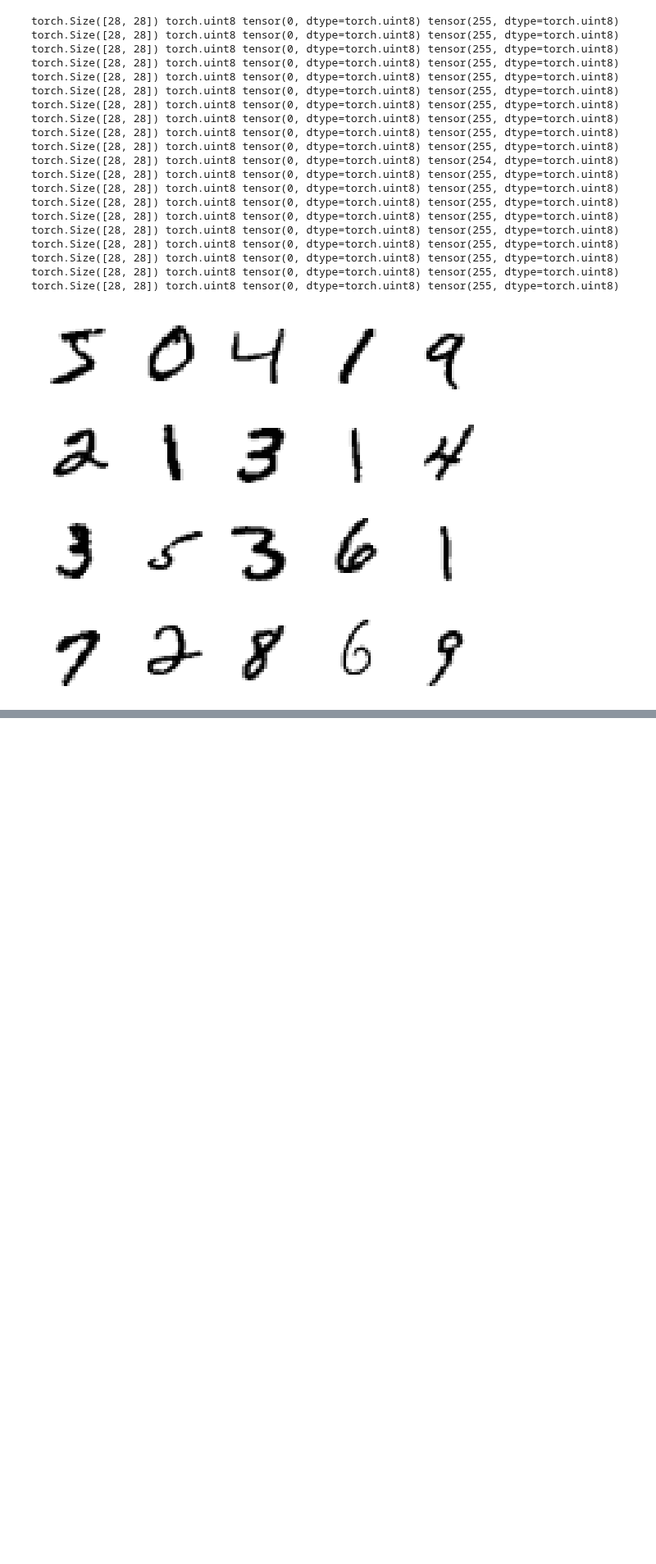
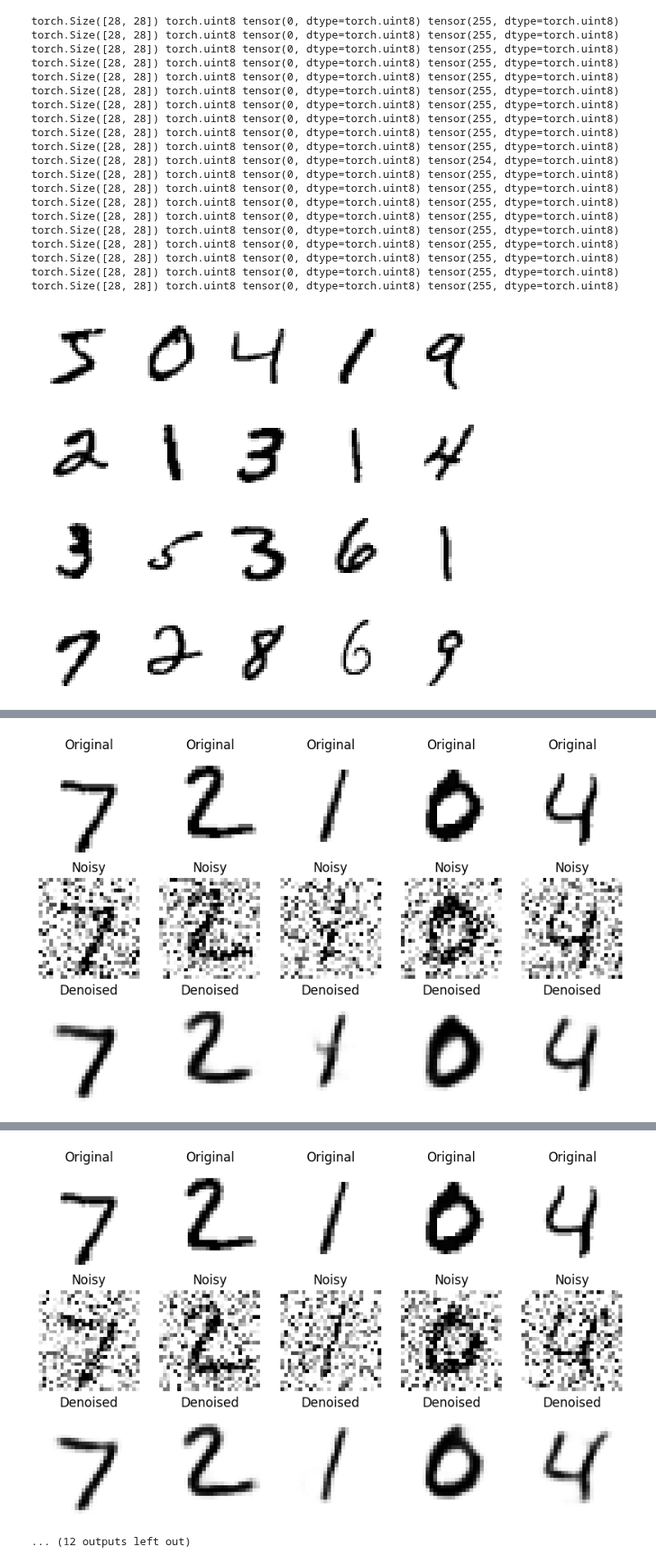
Before and after one commit to PyML-studio/diffusion, a Jupyter notebook: DenoisingAE/denising_ae.ipynb, the cells around one changed output, grey strips where cells are left out. Shown at 82% size. Saved outputs shown, nothing was run; the diff lists cells and outputs as text; code cells hidden in the pictures; blank space fills up the shorter version.

Commit message:
training DenoisAE

```diff
--- a/DenoisingAE/denising_ae.ipynb
+++ b/DenoisingAE/denising_ae.ipynb
@@ -70,7 +77,7 @@ class DenoisingAutoencoder(nn.Module):
             nn.ReLU(),
             nn.BatchNorm2d(16),
             nn.ConvTranspose2d(16, 1, 3, stride=2, padding=1, output_padding=1),  # bx1x28x28
-            nn.Sigmoid()  # to keep the output in the range [0, 1]
+            #nn.Sigmoid()  # to keep the output in the range [0, 1]
         )
 
     def forward(self, x):
@@ -131,0 +121,58 @@ torch.Size([1, 28, 28]) torch.float32 tensor(-1.3369) tensor(2.2534)
+# %%
+model = DenoisingAutoencoder()
+criterion = nn.BCEWithLogitsLoss()
+optimizer = optim.Adam(model.parameters(), lr=learning_rate)
+
+device = torch.device("cuda" if torch.cuda.is_available() else "cpu")
+model.to(device)
+
+# training loop
+for epoch in range(num_epochs):
+    pbar = tqdm(
+        train_loader,
+        desc=f"Epoch {epoch+1}/{num_epochs}",
+        leave=True,
+        position=0,
+        dynamic_ncols=True
+    )
+    model.train()
+    for imgs, _ in pbar:
+        imgs = imgs.to(device)
+        # forward pass
+        noisy_imgs = add_noise(imgs, noise_factor)
+        outputs = model(noisy_imgs)
+        loss = criterion(outputs, imgs)
+        # backward pass
+        optimizer.zero_grad()
+        loss.backward()
+        optimizer.step()
+    print(f"Epoch [{epoch+1}/{num_epochs}] Loss: {loss:.4f}", end="")
+
+    if (epoch+1) % 5 == 0:
+        # visualize some results
+        # evaluate on validation set
+        model.eval()
+        with torch.no_grad():
+            val_imgs, _ = next(iter(DataLoader(val_dataset, batch_size=16)))
+            val_imgs = val_imgs.to(device)
+            noisy_val_imgs = add_noise(
+                val_imgs, noise_factor
+            )
+            outputs = model(noisy_val_imgs)
+            predictions = torch.sigmoid(outputs).cpu().numpy().squeeze()
+            val_loss = criterion(outputs, val_imgs)
+
+            print(f"Epoch {epoch+1}/20 Loss: {loss:.4f} Val Loss: {val_loss:.4f}")
+            fig, axes = plt.subplots(3, 5, figsize=(10, 6))
+            for i in range(5):
+                axes[0, i].imshow(val_imgs[i].cpu().squeeze(), cmap='gray_r')
+                axes[0, i].set_title('Original')
+                axes[0, i].axis('off')
+                axes[1, i].imshow(noisy_val_imgs[i].cpu().squeeze(), cmap='gray_r')
+                axes[1, i].set_title('Noisy')
+                axes[1, i].axis('off')
+                axes[2, i].imshow(predictions[i], cmap='gray_r')
+                axes[2, i].set_title('Denoised')
+                axes[2, i].axis('off')
+            plt.show()
+# %% [output]
@@ -131,0 +184 @@ torch.Size([1, 28, 28]) torch.float32 tensor(-1.3369) tensor(2.2534)
+[figure, added]
@@ -131,0 +190,2 @@ torch.Size([1, 28, 28]) torch.float32 tensor(-1.3369) tensor(2.2534)
+[figure, added]
+... (12 outputs left out)
```
Also changed, not shown: parts of 4 cells of this notebook.
